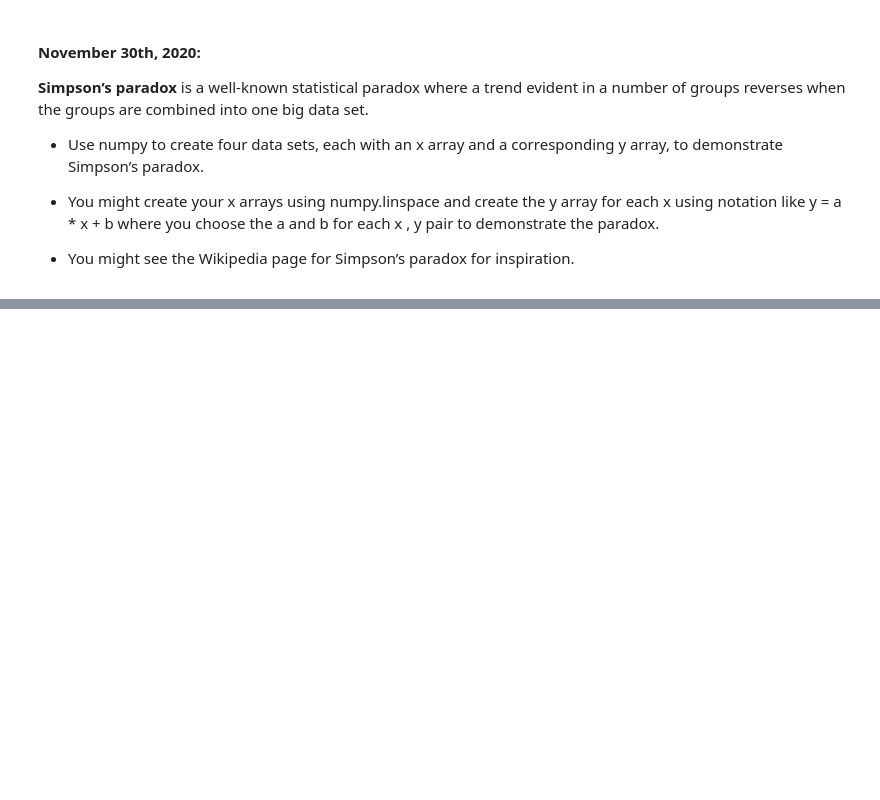
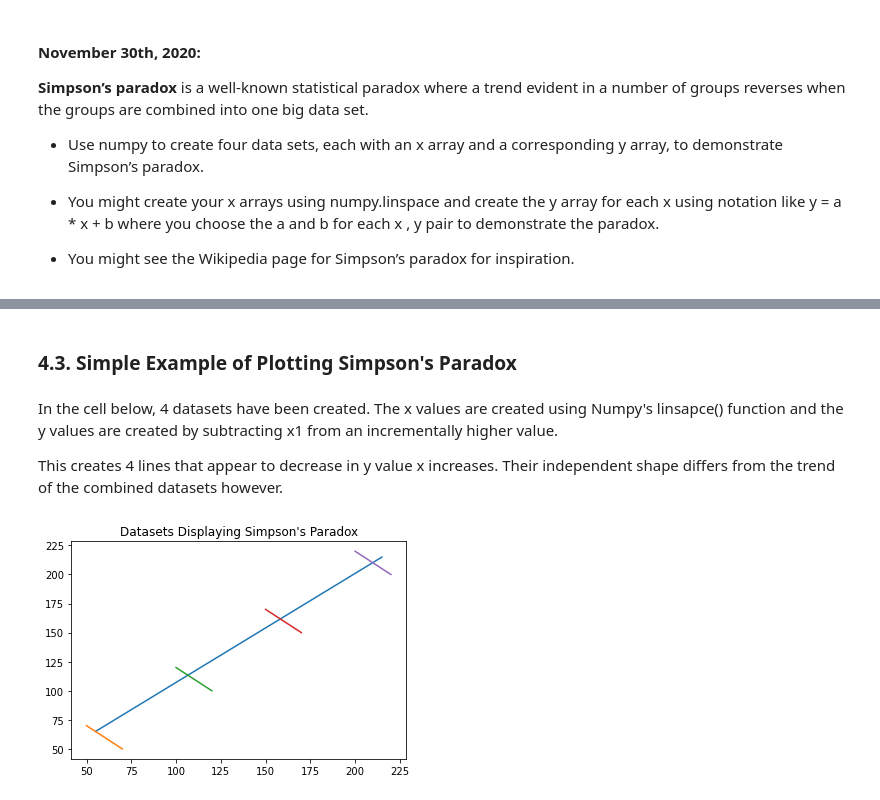
Before and after one commit to PJFinnerty/Tasks-2020---Fundamentals-of-DA, a Jupyter notebook: Task4.ipynb, the cells around one changed output, grey strips where cells are left out. Saved outputs shown, nothing was run; the diff lists cells and outputs as text; code cells hidden in the pictures; blank space fills up the shorter version.

```diff
--- a/Task4.ipynb
+++ b/Task4.ipynb
@@ -34,3 +34,32 @@ import matplotlib.pyplot as plt
 from matplotlib.pyplot import hist
 import seaborn as sns
 rng = np.random.default_rng(0)
+# %% [markdown]
+### 4.3. Simple Example of Plotting Simpson's Paradox
+# %% [markdown]
+In the cell below, 4 datasets have been created. The x values are created using Numpy's linsapce() function and the y values are created by subtracting x1 from an incrementally higher value.
+
+This creates 4 lines that appear to decrease in y value x increases. Their independent shape differs from the trend of the combined datasets however.
+# %%
+x1 = np.linspace(50, 70, 100)
+y1 = 120 - x1
+
+x2 = np.linspace(100, 120, 100)
+y2 = 170 - x1
+
+x3 = np.linspace(150, 170, 100)
+y3 = 220 - x1
+
+x4 = np.linspace(200, 220, 100)
+y4 = 270 - x1
+
+linex = [55, 215]
+liney = [65, 215]
+plt.plot(linex, liney)
+
+plt.title("Datasets Displaying Simpson's Paradox")
+
+plt.plot(x1, y1, x2, y2, x3, y3, x4, y4)
+plt.show()
+# %% [output]
+[figure, added]
```
Also changed, not shown: parts of 28 cells of this notebook, 7 other files.
